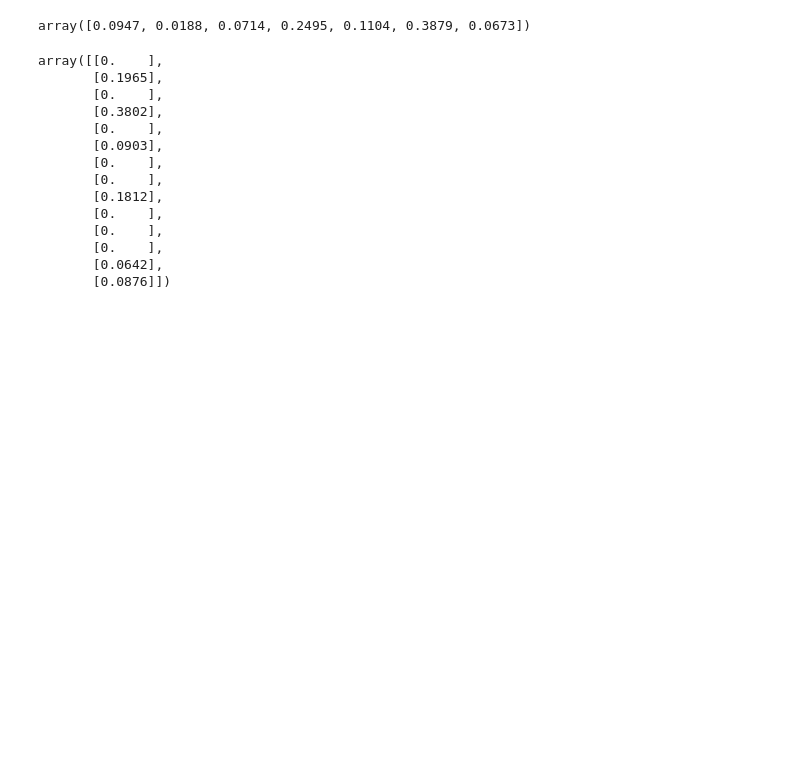
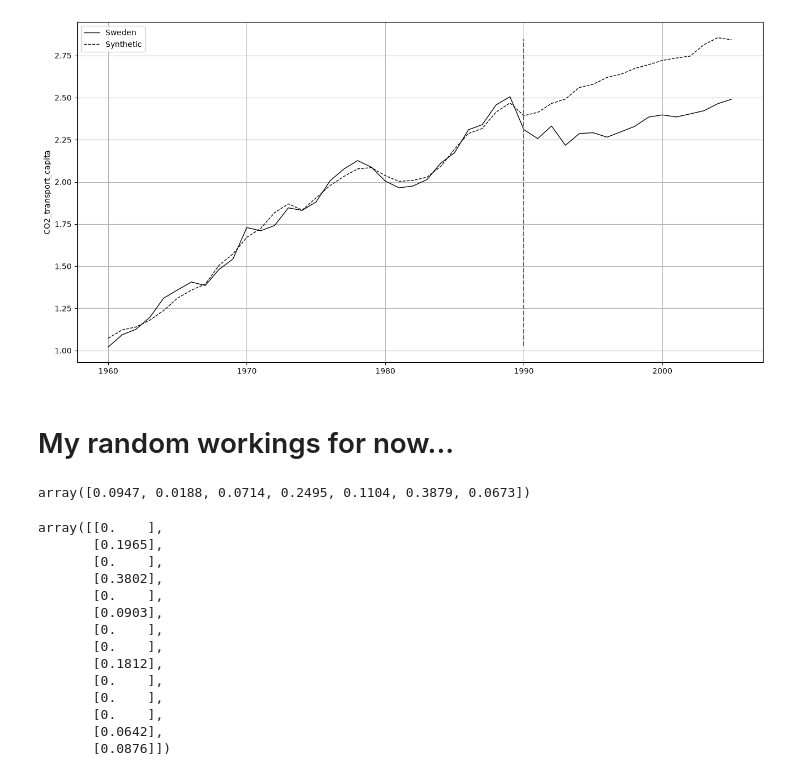
Before and after one commit to Michael-Morgan-Giles/Panel_Data_Analysis, a Jupyter notebook: 9_synthetic_control/synthetic_control_exploration.ipynb, the cells around one changed output. Drawn from its saved outputs; the diff is of its cells as text; code cells hidden in the pictures; blank space fills up the shorter version.

```diff
--- a/9_synthetic_control/synthetic_control_exploration.ipynb
+++ b/9_synthetic_control/synthetic_control_exploration.ipynb
@@ -15,3 +114,10 @@ pd.options.display.float_format = '{:20,.2f}'.format
+# %%
+plt.figure(figsize = (16,8))
+synth.path_plot(time_period=range(1960, 2006), treatment_time=1990)
+# %% [output]
+[figure, added]
+# %% [markdown]
+# My random workings for now...
 # %%
 co2 = pd.read_stata("/home/michael/Projects/essays/swedish_cp_replication/carbontax_fullsample_data.dta")
 
```
Also changed, not shown: parts of 6 cells of this notebook.
